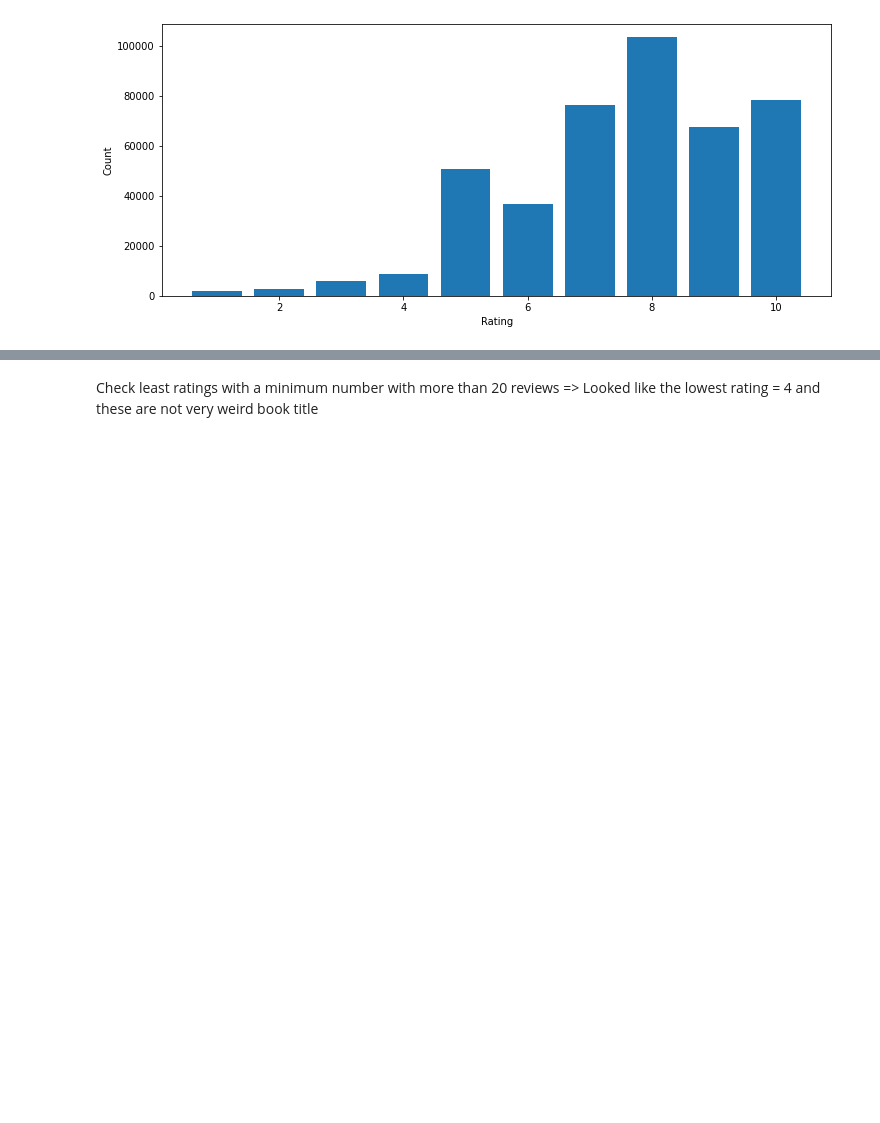
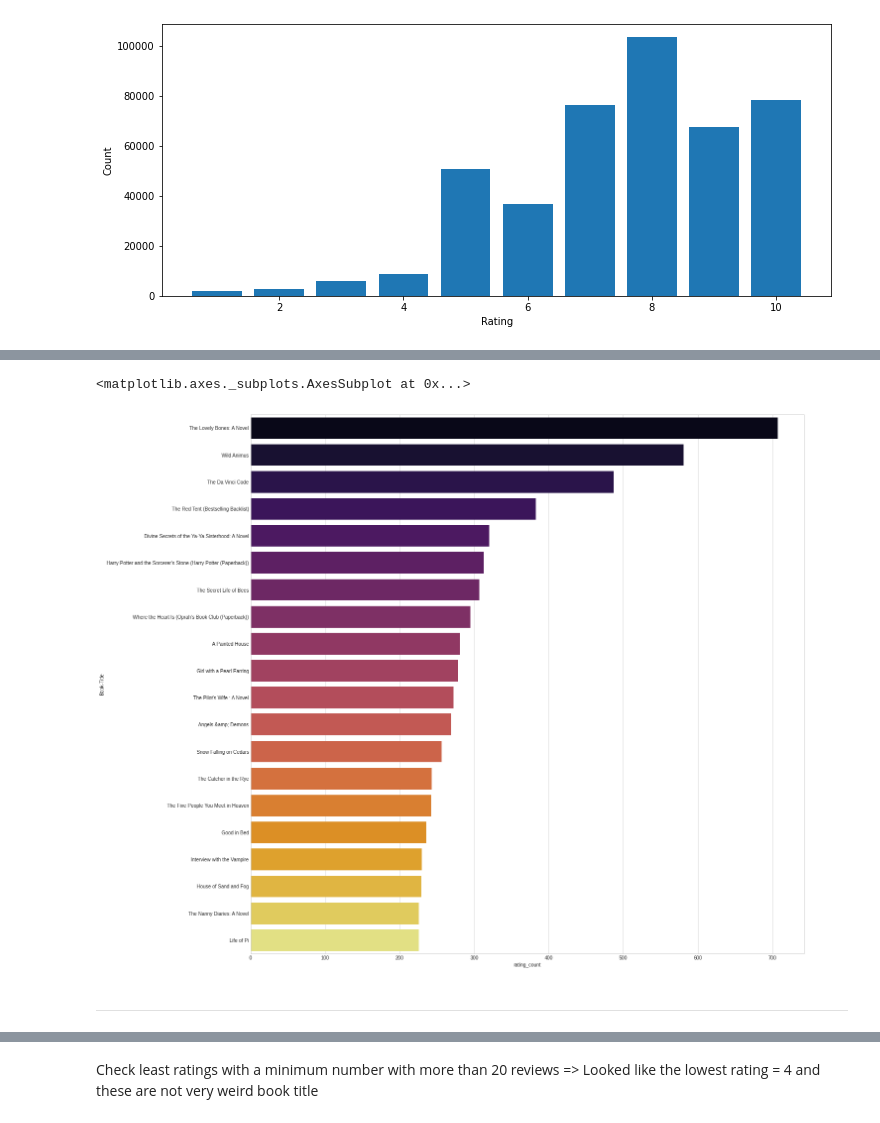
Before and after one commit to nhanhd06/Book_Recommendation, a Jupyter notebook: Data_Prepocessing.ipynb, the cells around one changed output, grey strips where cells are left out. Saved outputs shown, nothing was run; the diff lists cells and outputs as text; code cells hidden in the pictures; blank space fills up the shorter version.

```diff
--- a/Data_Prepocessing.ipynb
+++ b/Data_Prepocessing.ipynb
@@ -658,0 +629,4 @@ Name: Book-Rating, dtype: float64
+# %%
+path = '/content/books_preprocessing.csv'
+
+books = pd.read_csv(path, delimiter=',', index_col=0)
@@ -658,0 +713,4 @@ Name: Book-Rating, dtype: float64
+# %%
+path = '/content/merged_data.csv'
+
+data = pd.read_csv(path, delimiter=',', index_col=0)
@@ -658,0 +726,4 @@ Name: Book-Rating, dtype: float64
+# %%
+rating_count = pd.DataFrame(data.groupby('ISBN')['book_rating'].count())
+rating_count = rating_count.rename(columns={'book_rating': 'rating_count'})
+rating_count.sort_values('rating_count', ascending=False).head(5)
@@ -658,0 +738,14 @@ Name: Book-Rating, dtype: float64
+# %%
+# get the top 20 books with highest book rating count
+rating_count_top = rating_count.sort_values('rating_count', ascending=False).head(20)
+rating_count_top = pd.merge(rating_count_top, books, on='ISBN', how='inner')
+# %%
+# show the top 20 books(name) with highest book rating count
+plt.style.use('seaborn-whitegrid')
+plt.figure(figsize=(20,20))
+sns.barplot(x="rating_count", y="Book-Title", data=rating_count_top, palette='inferno')
+# %% [output]
+<matplotlib.axes._subplots.AxesSubplot at 0x...>
+[figure, added]
+# %% [markdown]
+--------------------------
```
Also changed, not shown: parts of 144 cells of this notebook.
